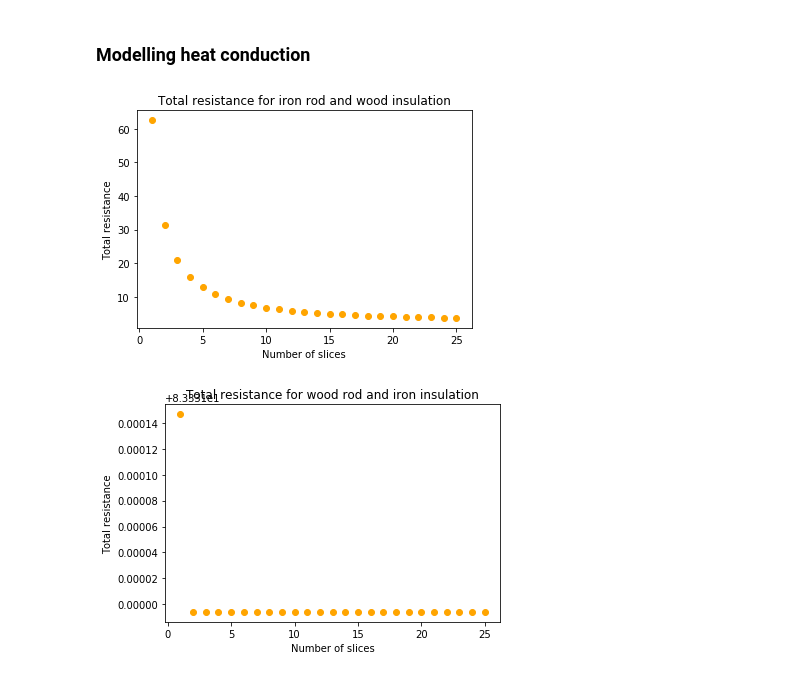
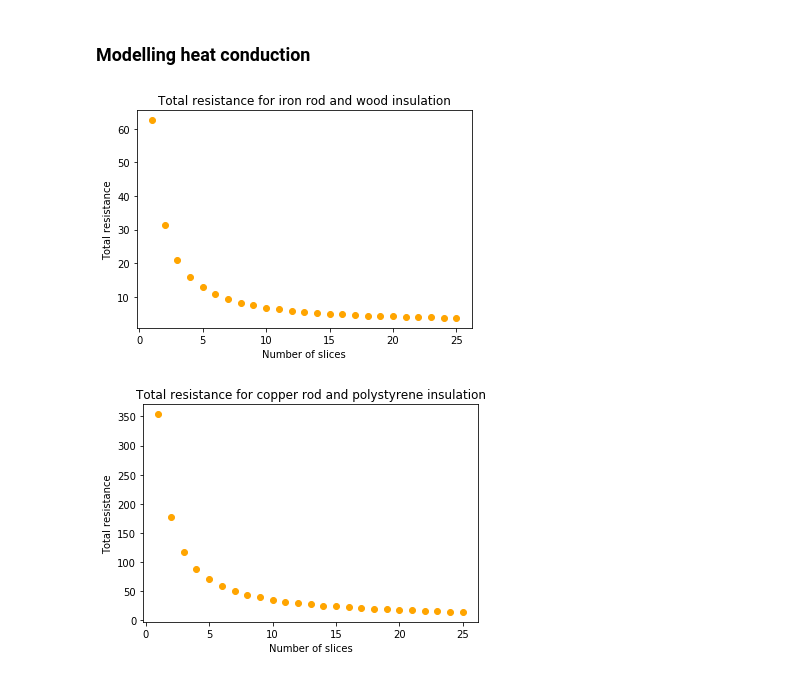
Before and after one commit to stine-fohrmann/Physical-Modelling, a Jupyter notebook: Experiment_1_Kirchhoff_Ohm.ipynb, the cells around one changed output. Drawn from its saved outputs; the diff is of its cells as text; code cells hidden in the pictures.

Commit message:
changed to copper rod with polystyrene isolation

```diff
--- a/Experiment_1_Kirchhoff_Ohm.ipynb
+++ b/Experiment_1_Kirchhoff_Ohm.ipynb
@@ -118,33 +118,33 @@ def compute_total_resistance(sigma_rod, sigma_insulation):
 
     # Resistance for one link
     R_tot_1 = R_1 + R_2
 
     # Computing resistances for several links
     R_tot_array = [R_tot_1]
     R_tot_prev = R_tot_1
     for i in range(N - 1):
         R_tot_N = R_1 + 1 / (1 / R_2 + 1 / R_tot_prev)
         R_tot_prev = R_tot_N
         R_tot_array.append(R_tot_N)
 
     return R_tot_array
 
 R_total_1 = compute_total_resistance(sigma_fe, sigma_wood)
-R_total_2 = compute_total_resistance(sigma_wood, sigma_fe)
+R_total_2 = compute_total_resistance(sigma_cu, sigma_polystyrene)
 
 # Plot resistance against number of links
 plot1 = plt.figure(1)
 plt.plot(slices, R_total_1, 'o', color='orange')
 plt.title('Total resistance for iron rod and wood insulation')
 plt.xlabel('Number of slices')
 plt.ylabel('Total resistance')
 
 plot2 = plt.figure(2)
 plt.plot(slices, R_total_2, 'o', color='orange')
-plt.title('Total resistance for wood rod and iron insulation')
+plt.title('Total resistance for copper rod and polystyrene insulation')
 plt.xlabel('Number of slices')
 plt.ylabel('Total resistance')
 plt.show()
 # %% [output]
 [figure]
-[figure, old version]
+[figure, new version]
```
